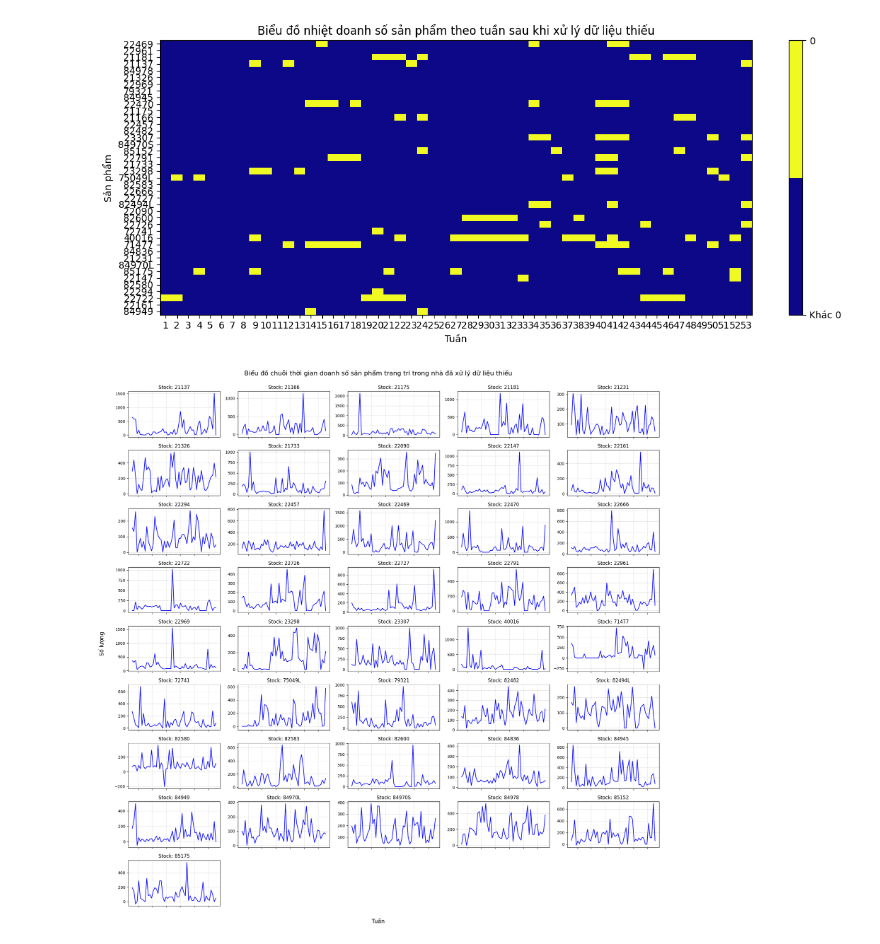
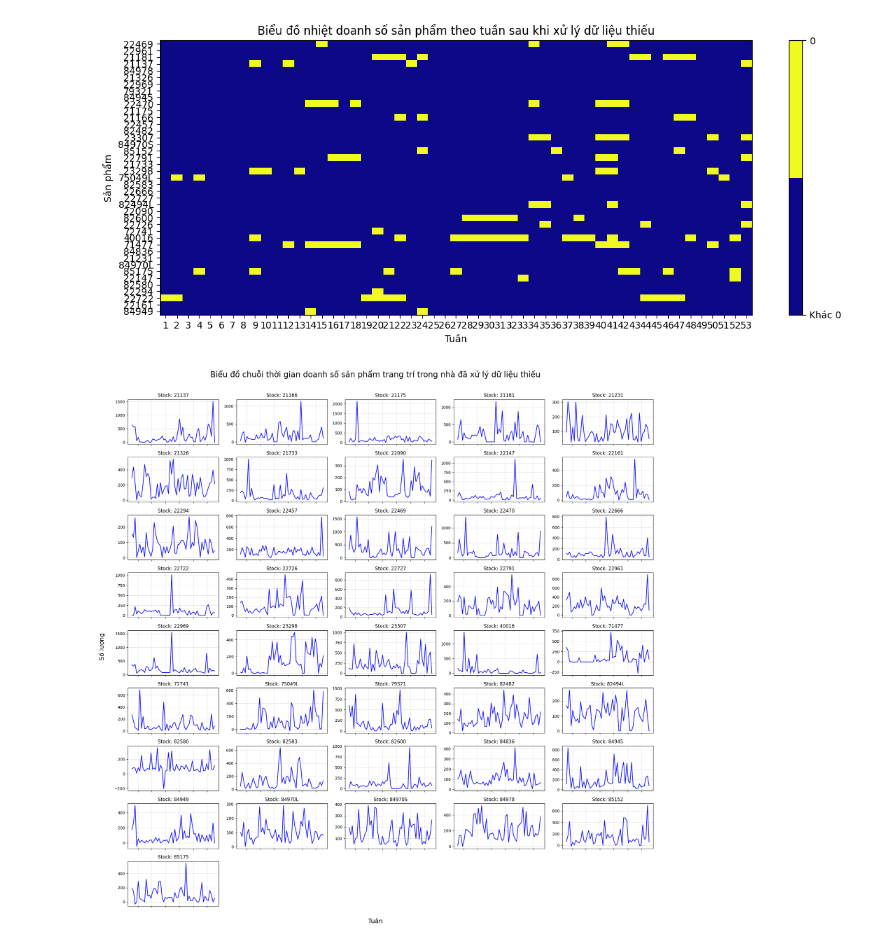
Before and after one commit to mtanh/k34-da-model-BTLT-03, a Jupyter notebook: 2.Tiền xử lý chuỗi thời gian/1- Xử lý dữ liệu thiếu.ipynb, the cells around one changed output. Cells and saved outputs as stored; diff of their text form; code cells hidden in the pictures.

```diff
--- a/2.Tiền xử lý chuỗi thời gian/1- Xử lý dữ liệu thiếu.ipynb
+++ b/2.Tiền xử lý chuỗi thời gian/1- Xử lý dữ liệu thiếu.ipynb
@@ -62,34 +62,34 @@ df = pd.read_csv("../dataset/quantity_weekly_decor_cooked.csv")
 
 df_melted = df.melt(id_vars=['StockCode'], var_name='Week', value_name='Quantity')
 
 # Tạo dãy ngày bắt đầu từ 2010-12-01 (mỗi tuần một lần)
 # Tạo dictionary để map Week_1 -> 2010-12-01, Week_2 -> 2010-12-08...
 weeks = [f'{i}' for i in range(1, 54)]
 dates = pd.date_range(start='2010-12-01', periods=53, freq='W')
 date_map = dict(zip(weeks, dates))
 
 df_melted['Date'] = df_melted['Week'].map(date_map)
 ts_data = df_melted.pivot(index='Date', columns='StockCode', values='Quantity')
 
 fig, axes = plt.subplots(nrows=9, ncols=5, figsize=(20, 20), sharex=True)
 axes = axes.flatten()
 
 for i, stock_code in enumerate(ts_data.columns):
     if i < 45:
         axes[i].plot(ts_data.index, ts_data[stock_code], color='blue', linewidth=1.5)
         axes[i].set_title(f"Stock: {stock_code}")
         axes[i].tick_params(axis='both', which='major')
         axes[i].grid(True, linestyle='--', alpha=0.5)
         axes[i].tick_params(axis='x', which='both', labelbottom=False)
 
 for j in range(i + 1, len(axes)):
     axes[j].axis('off')
 
-fig.text(0.5, 0.01, 'Tuần', ha='center', fontsize=14)
-fig.text(0.01, 0.5, 'Số lượng', va='center', rotation='vertical', fontsize=14)
+fig.text(0.5, 0.01, 'Tuần', ha='center', fontsize=16)
+fig.text(0.01, 0.5, 'Số lượng', va='center', rotation='vertical', fontsize=16)
 
-plt.suptitle("Biểu đồ chuỗi thời gian doanh số sản phẩm trang trí trong nhà đã xử lý dữ liệu thiếu", fontsize=16)
+plt.suptitle("Biểu đồ chuỗi thời gian doanh số sản phẩm trang trí trong nhà đã xử lý dữ liệu thiếu", fontsize=20, y=0.99)
 plt.tight_layout(rect=[0.03, 0.03, 1, 0.98])
 plt.show()
 # %% [output]
-[figure, old version]
+[figure, new version]
```
Also changed, not shown: parts of 1 cell of this notebook, 10 other files.
